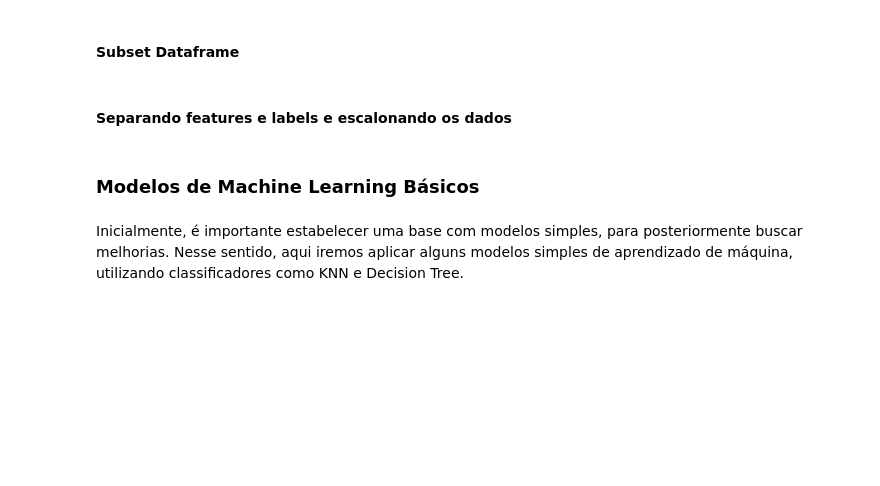
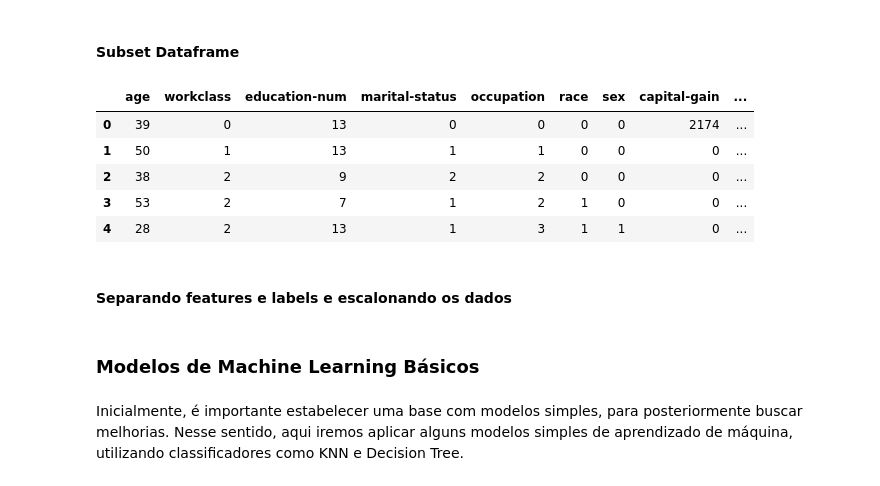
Before and after one commit to pedrogrigorio/UFC-Machine-Learning-Project, a Jupyter notebook: notebook.ipynb, the cells around one changed output. Drawn from its saved outputs; the diff is of its cells as text; code cells hidden in the pictures; blank space fills up the shorter version.

```diff
--- a/notebook.ipynb
+++ b/notebook.ipynb
@@ -247,6 +258,15 @@ heatmap.set_title('Correlação', fontdict={'fontsize':18}, pad=16);
 #### Subset Dataframe
 # %%
 df = df.drop(columns=['fnlwgt', 'relationship', 'native-country', 'education'])
+# %%
+df.head()
+# %% [output]
+|  | age | workclass | education-num | marital-status | occupation | race | sex | capital-gain | ... |
+| 0 | 39 | 0 | 13 | 0 | 0 | 0 | 0 | 2174 | ... |
+| 1 | 50 | 1 | 13 | 1 | 1 | 0 | 0 | 0 | ... |
+| 2 | 38 | 2 | 9 | 2 | 2 | 0 | 0 | 0 | ... |
+| 3 | 53 | 2 | 7 | 1 | 2 | 1 | 0 | 0 | ... |
+| 4 | 28 | 2 | 13 | 1 | 3 | 1 | 1 | 0 | ... |
 # %% [markdown]
 #### Separando features e labels e escalonando os dados
 # %%
```
Also changed, not shown: parts of 41 cells of this notebook.
